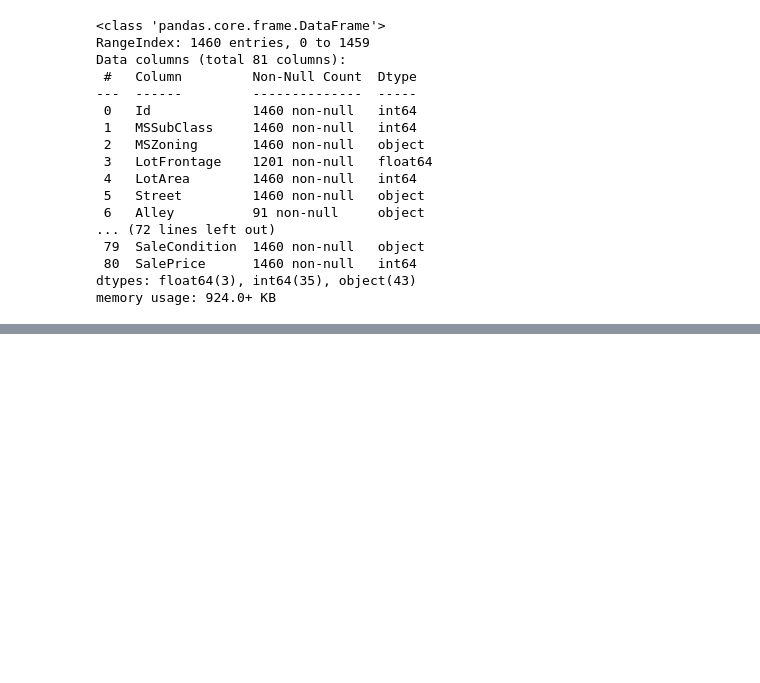
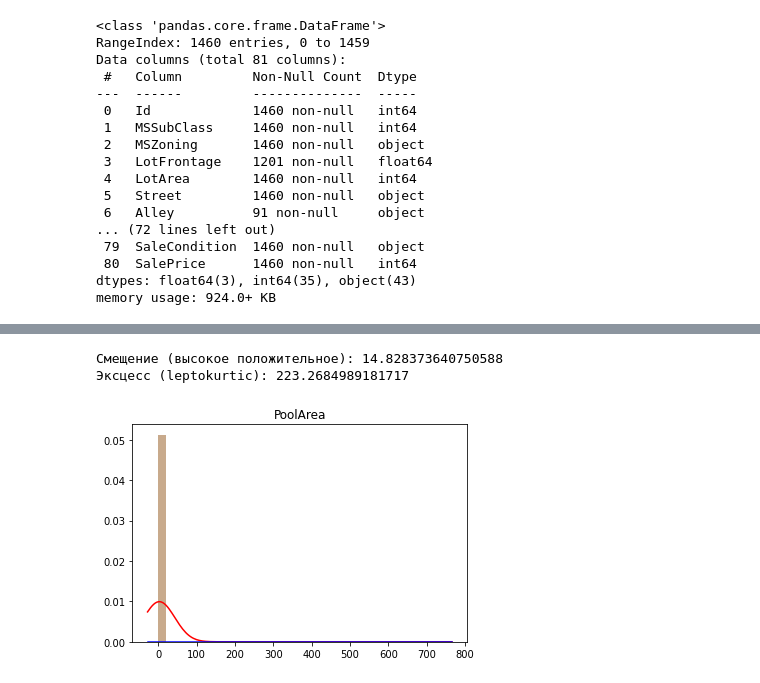
Before and after one commit to UTMN-Magistracy/Machine_Learning, a Jupyter notebook: lab_1/lab1.ipynb, the cells around one changed output, grey strips where cells are left out. Saved outputs shown, nothing was run; the diff lists cells and outputs as text; code cells hidden in the pictures; blank space fills up the shorter version.

```diff
--- a/lab_1/lab1.ipynb
+++ b/lab_1/lab1.ipynb
@@ -51,0 +148,9 @@ display(numeric_features)
+# %%
+'''
+PoolArea - площадь бассейна в квадратных футах
+'''
+present_info(feature=numeric_features['PoolArea'])
+# %% [output]
+Смещение (высокое положительное): 14.828373640750588
+Эксцесс (leptokurtic): 223.2684989181717
+[figure, added]
```
Also changed, not shown: parts of 16 cells of this notebook, 19 other files.
